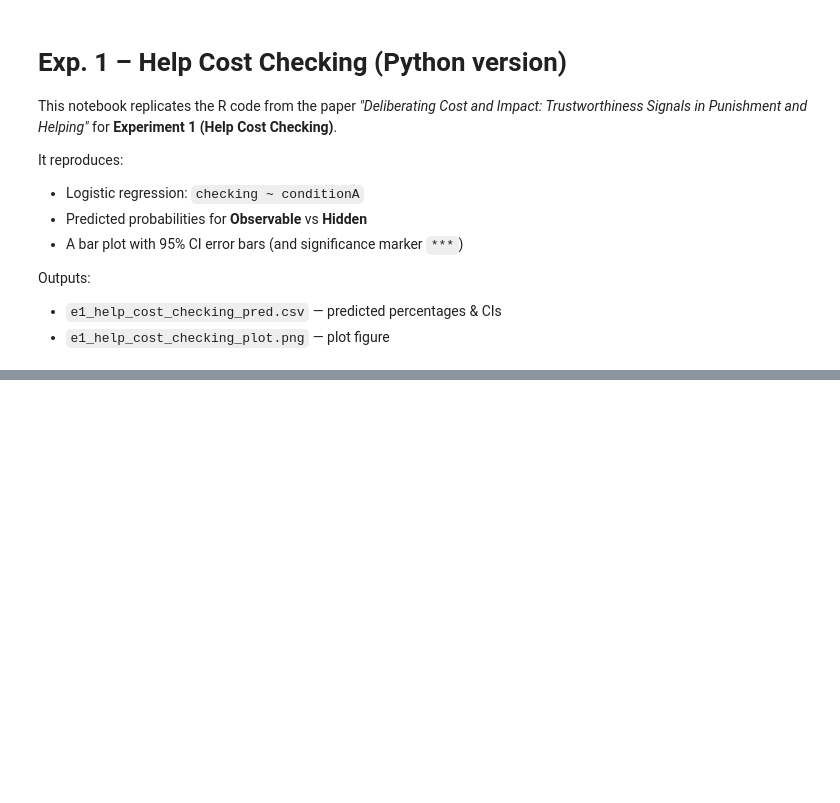
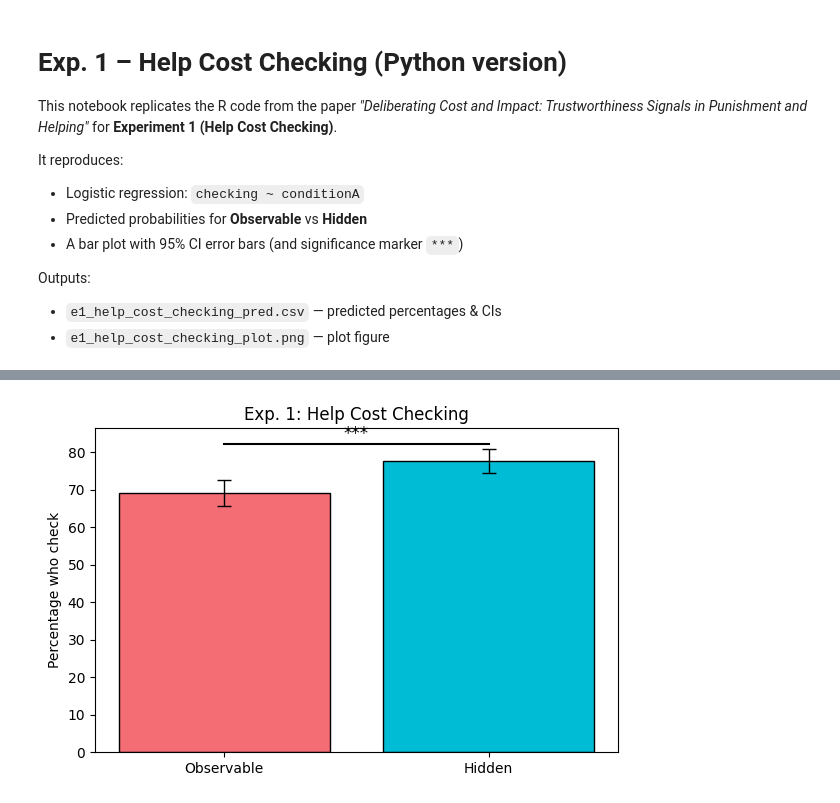
Before and after one commit to limorgu/cost-help-replication-paper, a Jupyter notebook: replication_paper/code/E1_Help_Cost_Checking_Model.ipynb, the cells around one changed output, grey strips where cells are left out. Saved outputs shown, nothing was run; the diff lists cells and outputs as text; code cells hidden in the pictures; blank space fills up the shorter version.

Commit message:
with figure

```diff
--- a/replication_paper/code/E1_Help_Cost_Checking_Model.ipynb
+++ b/replication_paper/code/E1_Help_Cost_Checking_Model.ipynb
@@ -120,0 +128,29 @@ print(f"\nFiles saved:\n- {out_tbl.resolve()}\n- {out_fig.resolve()}")
+# %%
+# Plot
+fig, ax = plt.subplots(figsize=(6,4))
+x = np.arange(len(plot_df))
+vals = plot_df["Percentage"].values
+yerr = np.vstack([vals - plot_df["CI_low"].values, plot_df["CI_high"].values - vals])
+
+ax.bar(x, vals, color=["#F46D75", "#00BCD4"], edgecolor="black")
+ax.errorbar(x, vals, yerr=yerr, fmt='none', capsize=5, linewidth=1, color="black")
+ax.set_xticks(x)
+ax.set_xticklabels(plot_df["Condition"])
+ax.set_ylabel("Percentage who check")
+ax.set_title("Exp. 1: Help Cost Checking")
+
+# Significance marker
+y_top = plot_df["CI_high"].max()
+pad = (y_top - plot_df["CI_low"].min()) * 0.1
+ax.plot([x[0], x[1]], [y_top + pad, y_top + pad], color="black")
+ax.text((x[0]+x[1])/2, y_top + pad*1.2, "***", ha="center", va="bottom", fontsize=12)
+
+fig.tight_layout()
+
+# Save
+out_tbl = Path("../data/output/e1_help_cost_checking_pred.csv")
+out_fig = Path("../data/output/e1_help_cost_checking_plot.png")
+plot_df.to_csv(out_tbl, index=False)
+fig.savefig(out_fig, dpi=200)
+# %% [output]
+[figure, added]
```
Also changed, not shown: parts of 3 cells of this notebook.
